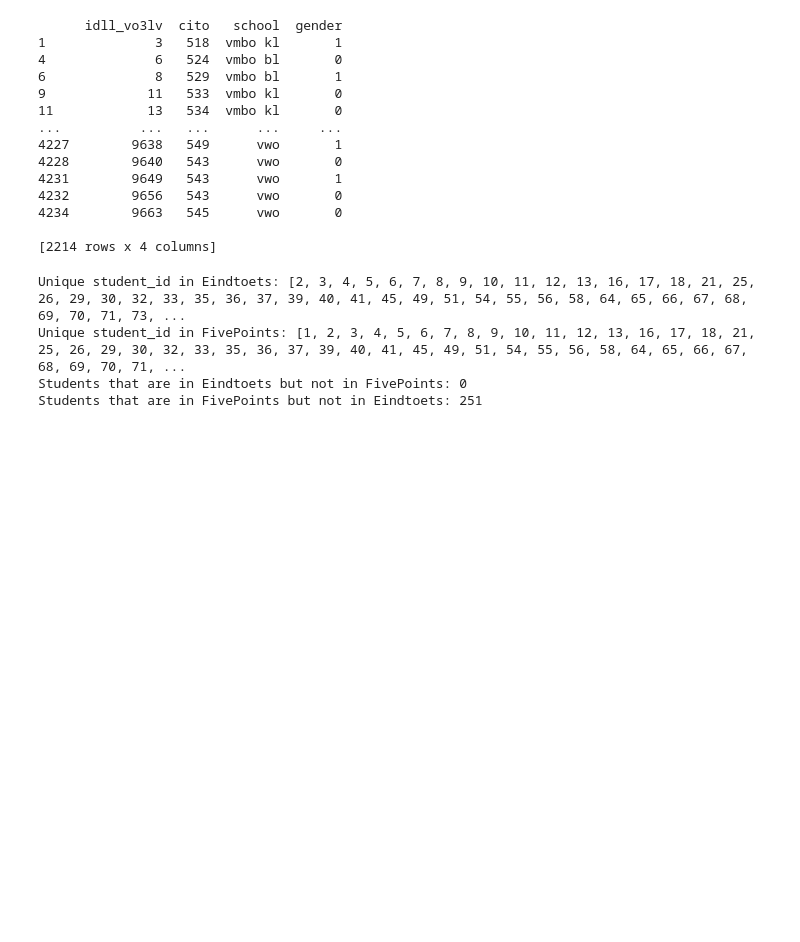
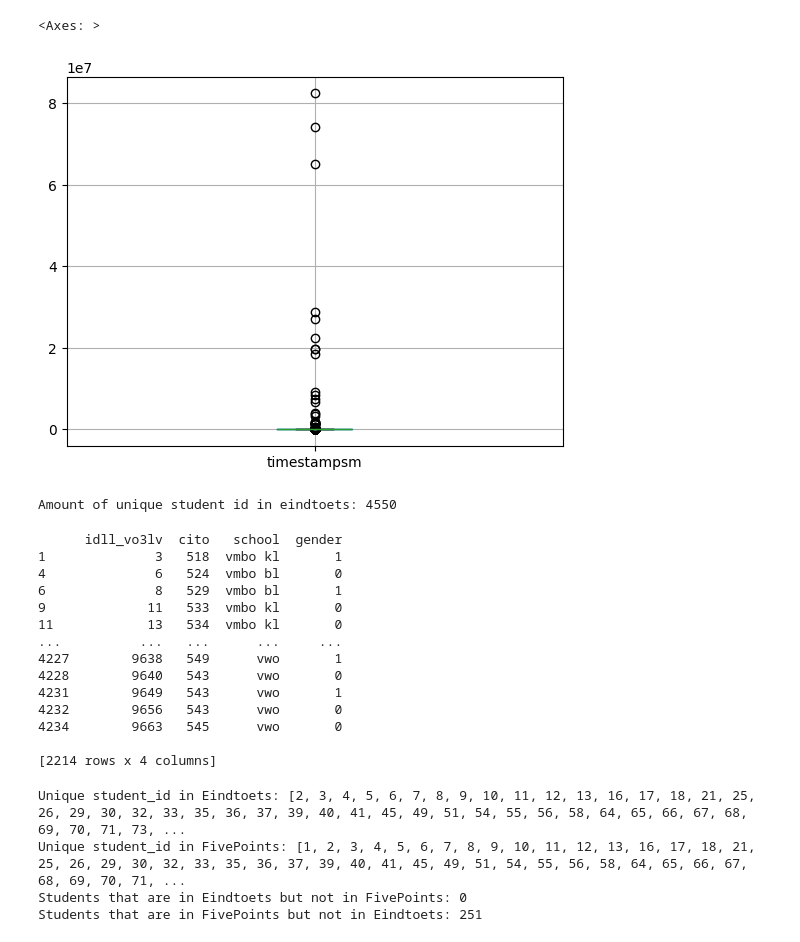
Before and after one commit to RowanBattles/Group4AI, a Jupyter notebook: Workbook.ipynb, the cells around one changed output. Cells and saved outputs as stored; diff of their text form; code cells hidden in the pictures; blank space fills up the shorter version.

```diff
--- a/Workbook.ipynb
+++ b/Workbook.ipynb
@@ -119,0 +7,2 @@ Amount of unique student id in eindtoets: 4550
+# %%
+df = pd.read_csv("Data\\fivepoints.csv", sep=';', low_memory=False, encoding='ISO-8859-1')
@@ -119,0 +131,14 @@ Amount of unique student id in eindtoets: 4550
+# %%
+# Convert timestampload to float
+df['timestampload'] = df['timestampload'].astype(float)
+
+# timestampload * 1.0
+df['timestampload'] = df['timestampload'] * 1.0
+
+# Sort by timestampload
+df = df.sort_values(by='timestampsm', ascending=True)
+
+# Display format
+pd.options.display.float_format = '{:.0f}'.format
+
+df.head()
@@ -119,0 +192,19 @@ Amount of unique student id in eindtoets: 4550
+# %%
+# Visualize boxplot timestampsm
+import numpy as np
+
+# To float
+df['timestampsm'] = df['timestampsm'].astype(float)
+
+# Log scale
+df['timestampsmlog'] = df['timestampsm'].apply(lambda x: np.log(x))
+
+# Make a histogram of the timestampsm column
+df['timestampsmlog'].hist(bins=50)
+
+# X-axis label
+plt.xlabel('Load Time')
+plt.ylabel('Frequency')
+plt.title('Five Points Test Load Time Distribution')
+
+df.drop('timestampsmlog', axis=1, inplace=True)
@@ -120,3 +213,14 @@ Amount of unique student id in eindtoets: 4550
+# %%
+# Boxplot timestampsm
+df.boxplot(column=['timestampsm'])
+# %% [output]
+<Axes: >
+[figure, added]
+# %%
+# Amount unique student id
+print('Amount of unique student id in eindtoets:', len(df['student_id'].unique()))
+# %% [output]
+Amount of unique student id in eindtoets: 4550
 # %%
 # Cleaning data
 dfEindtoets['cito'] = dfEindtoets['cito'].replace('', pd.NA).astype('Int64')
```
Also changed, not shown: parts of 79 cells of this notebook, 15 other files.
